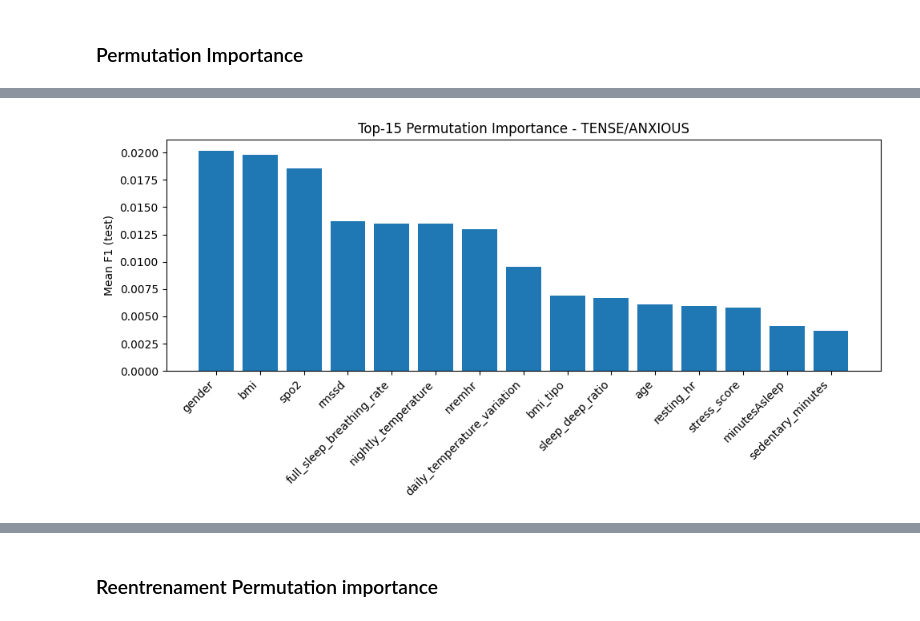
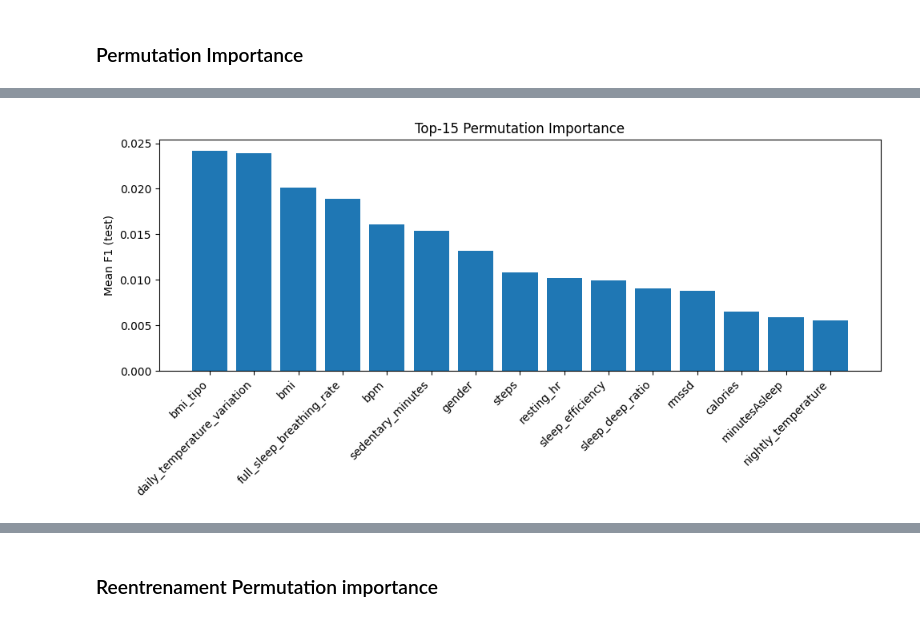
Before and after one commit to RogerDuran808/AI-Health-Assistant, a Jupyter notebook: notebooks/03_LifeSnaps_Preprocessing_Experiments.ipynb, the cells around one changed output, grey strips where cells are left out. Saved outputs shown, nothing was run; the diff lists cells and outputs as text; code cells hidden in the pictures.

```diff
--- a/notebooks/03_LifeSnaps_Preprocessing_Experiments.ipynb
+++ b/notebooks/03_LifeSnaps_Preprocessing_Experiments.ipynb
@@ -68,22 +68,14 @@ Col. categoriques (3):
 ### Train / Test Split
 # %%
 # Estratifiquem respecte un dels targets per tal d'assegurar el bon split
-train_idx, test_idx = train_test_split(df_complete.index,test_size=0.20, random_state=42,stratify=y_tense)
+X_train, X_test, y_train, y_test = train_test_split(X, y, test_size=0.20, random_state=42, stratify=y)
 
-X_train, X_test = X.loc[train_idx], X.loc[test_idx]
-
-y_tense_train, y_tense_test = y_tense.loc[train_idx], y_tense.loc[test_idx]
-
-y_tired_train, y_tired_test = y_tired.loc[train_idx], y_tired.loc[test_idx]
 
 print(f"\nTrain shape: {X_train.shape}")
 print(f"Test shape: {X_test.shape}")
 print('\n','--'*50)
-print(f"\nDistribució train:\n{y_tense_train.value_counts(normalize=True)}")
-print(f"\nDistribució test:\n{y_tense_test.value_counts(normalize=True)}")
-print('\n','--'*50)
-print(f"\nDistribució train:\n{y_tired_train.value_counts(normalize=True)}")
-print(f"\nDistribució test:\n{y_tired_test.value_counts(normalize=True)}")
+print(f"\nDistribució train:\n{y_train.value_counts(normalize=True)}")
+print(f"\nDistribució test:\n{y_test.value_counts(normalize=True)}")
 # %% [output]
 Train shape: (1832, 23)
 Test shape: (458, 23)
@@ -529,46 +454,49 @@ display(feature_importance_results_df[display_cols].round(4))
 # %% [markdown]
 ### Permutation Importance
 # %%
-perm_importances   = {}   # {target: Series}
-perm_top_features  = {}   # {target: {10: [...], 15: [...]}}
+# -----------------------------------------------
+# 1. Calcular permutation importance
+# -----------------------------------------------
+print("=== Permutation importance ===")
+result = permutation_importance(
+    best_rf_model,      # el teu model entrenat per al sol target
+    X_test, y_test,
+    n_repeats=30,
+    n_jobs=-1,
+    random_state=42
+)
 
-for target, (y_train, y_test) in TARGETS_SPLIT.items():
-    print(f"\n=== Permutation importance: {target} ===")
-
-    best_model = best_rf_models[target]  # pipeline complet
-
-    result = permutation_importance(
-        best_model,
-        X_test, y_test,
-        n_repeats=30,
-        n_jobs=-1,
-        random_state=42
-    )
-
-    # 1) noms originals (no one‑hot)
-    orig_features = numerical_features + categorical_features
-
-    # 2) Sèrie d'importàncies alineada
-    imp_ser = pd.Series(result.importances_mean,
-                        index=orig_features).sort_values(ascending=False)
-
-    # 3) guardar sèries i Top‑k
-    perm_importances[target] = imp_ser
-    perm_top_features[target] = {
-        10: imp_ser.head(10).index.tolist(),
-        15: imp_ser.head(15).index.tolist()
-    }
+# -----------------------------------------------
+# 2. Crear sèrie d’importàncies amb noms originals
+# -----------------------------------------------
+orig_features = X_test.columns.tolist()
 
 
-    print("\nTop-15 features (Permutation F1):")
-    display(imp_ser.head(15).to_frame("importance"))
+perm_importances = (
+    pd.Series(result.importances_mean, index=orig_features)
+      .sort_values(ascending=False)
+)
 
-    top15 = imp_ser.head(15)
-    plt.figure(figsize=(10, 5))
-    plt.bar(top15.index, top15.values)
-    plt.title(f"Top-15 Permutation Importance - {target}")
-    plt.ylabel("Mean F1 (test)")
-    plt.xticks(rotation=45, ha="right")
-    plt.tight_layout()
-    plt.show()
+# -----------------------------------------------
+# 3. Extreure Top-10 i Top-15
+# -----------------------------------------------
+perm_top_features = {
+    10: perm_importances.head(10).index.tolist(),
+    15: perm_importances.head(15).index.tolist()
+}
+
+# -----------------------------------------------
+# 4. Mostrar la taula i la gràfica Top-15
+# -----------------------------------------------
+print("\nTop-15 features (Permutation F1):")
+display(perm_importances.head(15).to_frame("importance"))
+
+plt.figure(figsize=(10, 5))
+top15 = perm_importances.head(15)
+plt.bar(top15.index, top15.values)
+plt.title("Top-15 Permutation Importance")
+plt.ylabel("Mean F1 (test)")
+plt.xticks(rotation=45, ha="right")
+plt.tight_layout()
+plt.show()
 # %% [output]
@@ -594 +522 @@ Top-15 features (Permutation F1):
-[figure, old version]
+[figure, new version]
```
Also changed, not shown: parts of 30 cells of this notebook, 7 other files.
